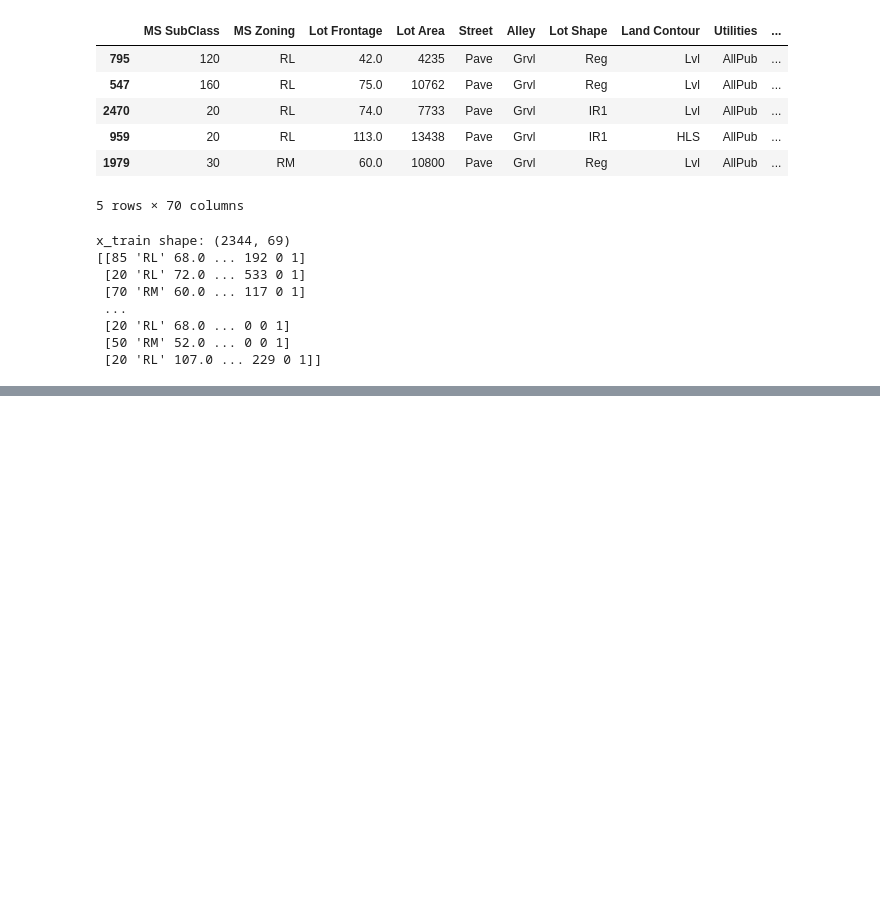
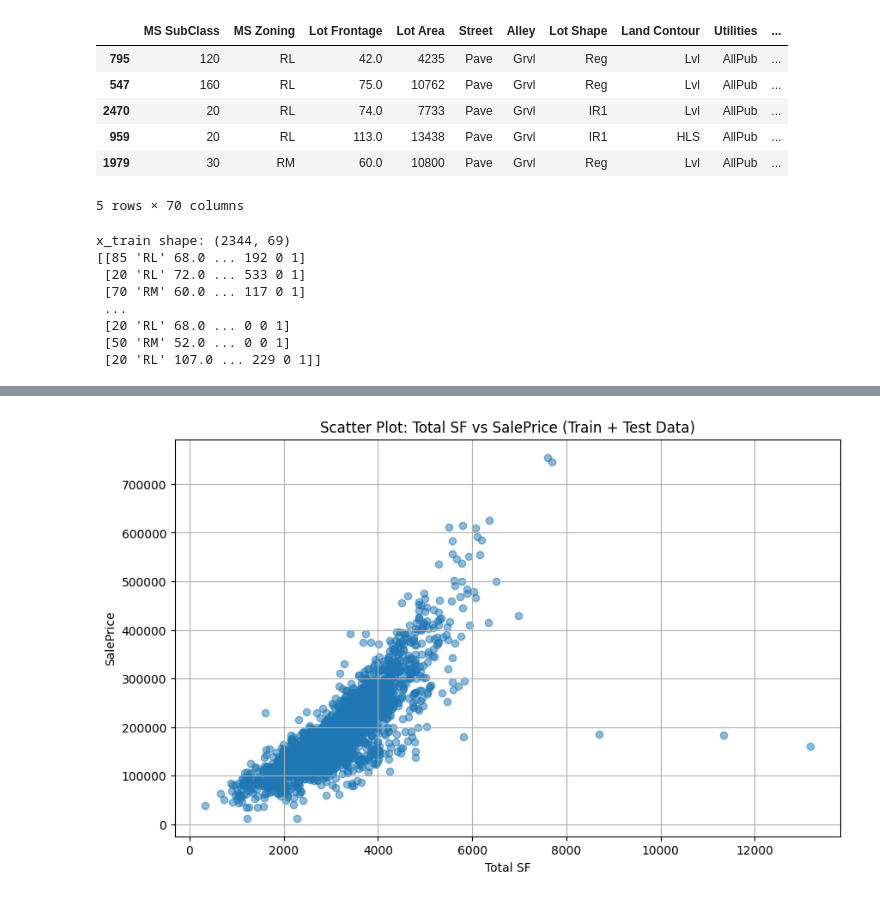
Before and after one commit to SulbenS/MaskinL-ringOppgaver, a Jupyter notebook: Oppgave1.ipynb, the cells around one changed output, grey strips where cells are left out. Drawn from its saved outputs; the diff is of its cells as text; code cells hidden in the pictures; blank space fills up the shorter version.

```diff
--- a/Oppgave1.ipynb
+++ b/Oppgave1.ipynb
@@ -117,0 +140,15 @@ x_train shape: (2344, 69)
+# %%
+import matplotlib.pyplot as plt
+
+# Example scatter plot: Total SF vs SalePrice for combined data
+combined_df = pd.concat([dfTrain, dfTest], axis=0)
+
+plt.figure(figsize=(10, 6))
+plt.scatter(combined_df['Total SF'], combined_df['SalePrice'], alpha=0.5)
+plt.xlabel('Total SF')
+plt.ylabel('SalePrice')
+plt.title('Scatter Plot: Total SF vs SalePrice (Train + Test Data)')
+plt.grid(True)
+plt.show()
+# %% [output]
+[figure, added]
```
Also changed, not shown: parts of 3 cells of this notebook, 1 other file.
